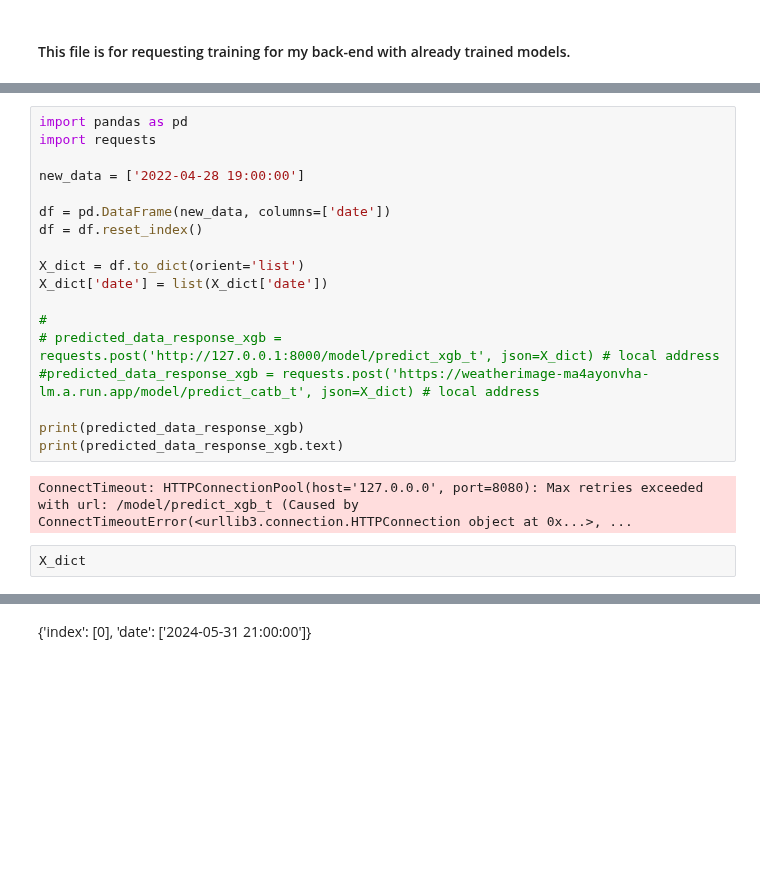
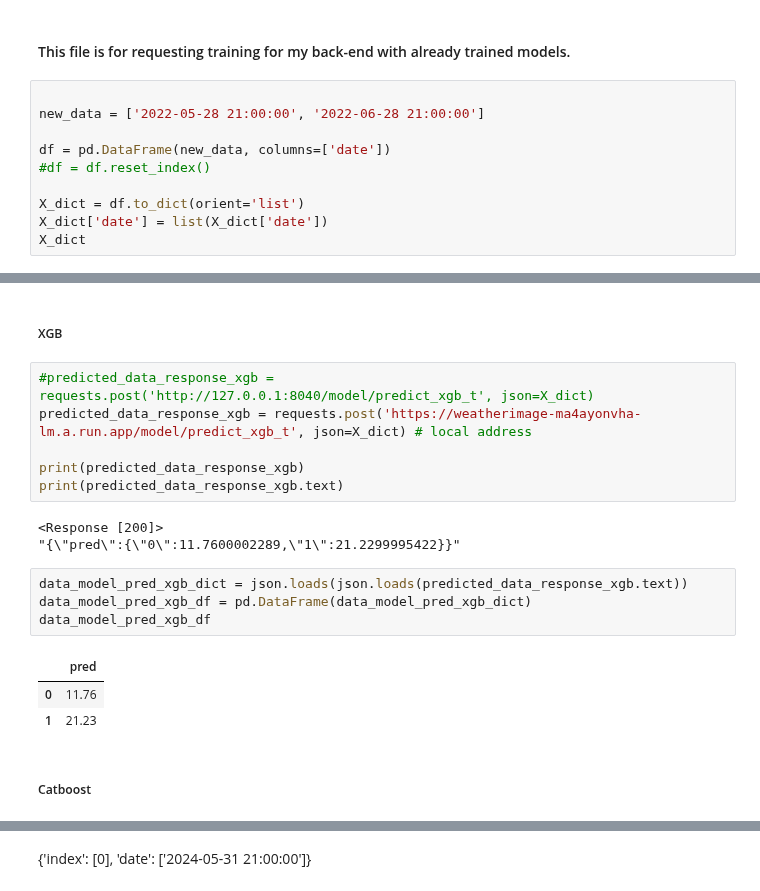
Before and after one commit to PeterOstr/kaggle, a Jupyter notebook: airflow_train1/model_api_train.ipynb, the cells around one changed output, grey strips where cells are left out. Drawn from its saved outputs; the diff is of its cells as text; blank space fills up the shorter version.

```diff
--- a/airflow_train1/model_api_train.ipynb
+++ b/airflow_train1/model_api_train.ipynb
@@ -13,3 +13,13 @@ from mlflow import MlflowClient
 import requests
 # %% [markdown]
 #### This file is for requesting training for my back-end with already trained models.
+# %%
+
+new_data = ['2022-05-28 21:00:00', '2022-06-28 21:00:00']
+
+df = pd.DataFrame(new_data, columns=['date'])
+#df = df.reset_index()
+
+X_dict = df.to_dict(orient='list')
+X_dict['date'] = list(X_dict['date'])
+X_dict
@@ -16,22 +28,21 @@ import requests
+# %% [markdown]
+##### XGB
 # %%
-import pandas as pd
-import requests
-
-new_data = ['2022-04-28 19:00:00']
-
-df = pd.DataFrame(new_data, columns=['date'])
-df = df.reset_index()
-
-X_dict = df.to_dict(orient='list')
-X_dict['date'] = list(X_dict['date'])
-
-#
-# predicted_data_response_xgb = requests.post('http://127.0.0.1:8000/model/predict_xgb_t', json=X_dict) # local address
-#predicted_data_response_xgb = requests.post('https://weatherimage-ma4ayonvha-lm.a.run.app/model/predict_catb_t', json=X_dict) # local address
+#predicted_data_response_xgb = requests.post('http://127.0.0.1:8040/model/predict_xgb_t', json=X_dict)
+predicted_data_response_xgb = requests.post('https://weatherimage-ma4ayonvha-lm.a.run.app/model/predict_xgb_t', json=X_dict) # local address
 
 print(predicted_data_response_xgb)
 print(predicted_data_response_xgb.text)
 # %% [output]
-ConnectTimeout: HTTPConnectionPool(host='127.0.0.0', port=8080): Max retries exceeded with url: /model/predict_xgb_t (Caused by ConnectTimeoutError(<urllib3.connection.HTTPConnection object at 0x...>, ...
+<Response [200]>
+"{\"pred\":{\"0\":11.7600002289,\"1\":21.2299995422}}"
-# %%
-X_dict
+# %%
+data_model_pred_xgb_dict = json.loads(json.loads(predicted_data_response_xgb.text))
+data_model_pred_xgb_df = pd.DataFrame(data_model_pred_xgb_dict)
+data_model_pred_xgb_df
+# %% [output]
+|  | pred |
+| 0 | 11.76 |
+| 1 | 21.23 |
+# %% [markdown]
+##### Catboost
```
Also changed, not shown: parts of 5 cells of this notebook, 4 other files.
